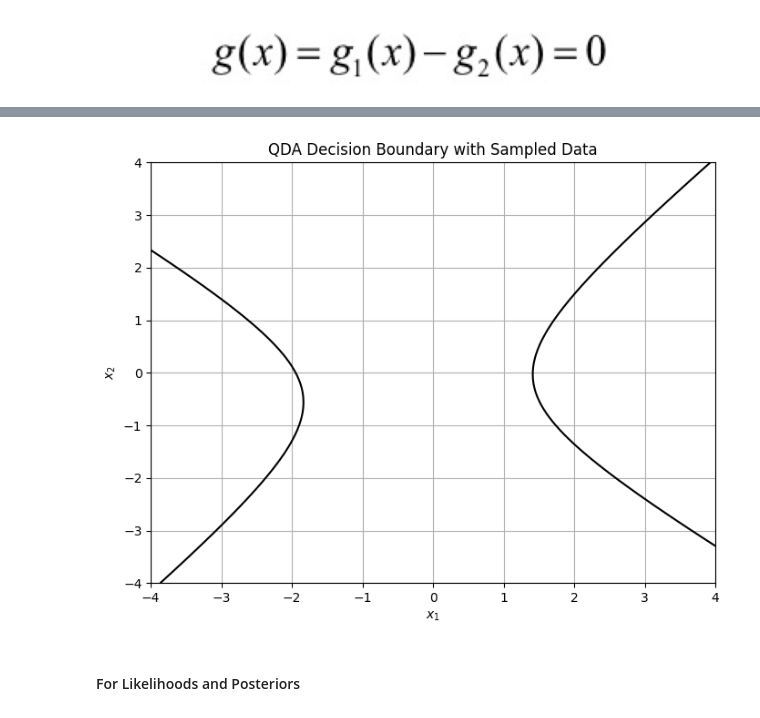
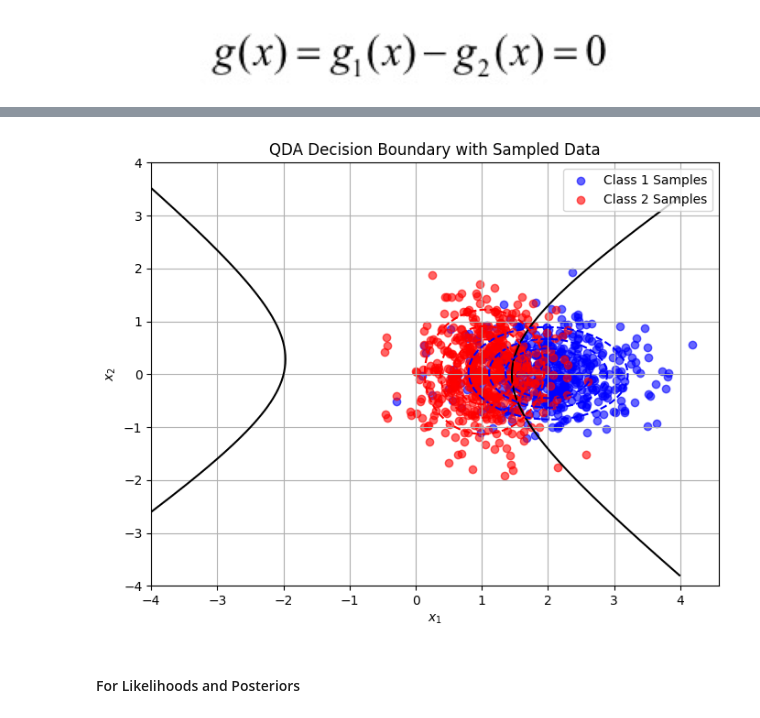
Before and after one commit to MLol-3/Machine-learning-class67, a Jupyter notebook: Bayes/Q3.ipynb, the cells around one changed output, grey strips where cells are left out. Drawn from its saved outputs; the diff is of its cells as text; code cells hidden in the pictures.

Commit message:
add contour for Q3

```diff
--- a/Bayes/Q3.ipynb
+++ b/Bayes/Q3.ipynb
@@ -51,10 +58,21 @@ for i in range(x1_grid.shape[0]):
 # Decision boundary: g1 = g2
 decision_boundary = np.abs(g1_values - g2_values).argmin()
 # %%
+from scipy.stats import multivariate_normal
+
 # Plotting the QDA decision boundary
 plt.figure(figsize=(8, 6))
 plt.contour(x1_grid, x2_grid, g1_values - g2_values, levels=[0], colors='black')
 plt.title("Quadratic Discriminant Analysis (QDA) Decision Boundary")
+
+# Gaussian contours
+rv_class_1 = multivariate_normal(mean_class_1, cov_class_1)
+rv_class_2 = multivariate_normal(mean_class_2, cov_class_2)
+x, y = np.meshgrid(x1_range, x2_range)
+pos = np.dstack((x, y))
+plt.contour(x, y, rv_class_1.pdf(pos), levels=[0.1, 0.2, 0.3], colors='blue', linestyles='dashed')
+plt.contour(x, y, rv_class_2.pdf(pos), levels=[0.1, 0.2, 0.3], colors='red', linestyles='dashed')
+
 plt.xlabel("$x_1$")
 plt.ylabel("$x_2$")
 plt.grid(True)
@@ -66,8 +84,12 @@ plt.show()
 np.random.seed(42)
 
 # Generate samples from normal distributions for both classes
-samples_class_1 = np.random.multivariate_normal(mean_class_1, cov_class_1, 100)
-samples_class_2 = np.random.multivariate_normal(mean_class_2, cov_class_2, 100)
+samples_class_1 = np.random.multivariate_normal(mean_class_1, cov_class_1, 500)
+samples_class_2 = np.random.multivariate_normal(mean_class_2, cov_class_2, 500)
+
+# make prior
+prior_class_1_sp,prior_class_2_sp = calculate_priors(samples_class_1, samples_class_2)
+
 
 # Compute mean and covariance from the sampled data
 mean_class_1_sample = np.mean(samples_class_1, axis=0)
@@ -84,8 +106,11 @@ g2_values_sample = np.zeros_like(x1_grid)
 for i in range(x1_grid.shape[0]):
     for j in range(x1_grid.shape[1]):
         x = np.array([x1_grid[i, j], x2_grid[i, j]])
-        g1_values_sample[i, j] = qda_discriminant(x, mean_class_1_sample, inv_cov_class_1_sample, prior_class_1)
-        g2_values_sample[i, j] = qda_discriminant(x, mean_class_2_sample, inv_cov_class_2_sample, prior_class_2)
+        g1_values_sample[i, j] = qda_discriminant(x, mean_class_1_sample, inv_cov_class_1_sample, prior_class_1_sp)
+        g2_values_sample[i, j] = qda_discriminant(x, mean_class_2_sample, inv_cov_class_2_sample, prior_class_2_sp)
 
 # Decision boundary for sampled data: g1 = g2
 decision_boundary_sample = np.abs(g1_values_sample - g2_values_sample).argmin()
+
+
+samples_class_1
@@ -92,14 +135,27 @@ decision_boundary_sample = np.abs(g1_values_sample - g2_values_sample).argmin()
 # %%
-# Plotting the QDA decision boundary for sampled data
+# Plot QDA decision boundary for sampled data
 plt.figure(figsize=(8, 6))
 plt.contour(x1_grid, x2_grid, g1_values_sample - g2_values_sample, levels=[0], colors='black')
 plt.title("QDA Decision Boundary with Sampled Data")
 plt.xlabel("$x_1$")
 plt.ylabel("$x_2$")
 plt.grid(True)
+
+# Plot sample points from Class 1 in blue
+plt.scatter(samples_class_1[:, 0], samples_class_1[:, 1], color='blue', label='Class 1 Samples', alpha=0.6)
+# Plot sample points from Class 2 in red
+plt.scatter(samples_class_2[:, 0], samples_class_2[:, 1], color='red', label='Class 2 Samples', alpha=0.6)
+
+# Gaussian contours for sampled data
+rv_class_1_sp = multivariate_normal(mean_class_1_sample, cov_class_1_sample)
+rv_class_2_sp = multivariate_normal(mean_class_2_sample, cov_class_2_sample)
+plt.contour(x1_grid, x2_grid, rv_class_1_sp.pdf(pos), levels=[0.1, 0.2, 0.3], colors='blue', linestyles='dashed')
+plt.contour(x1_grid, x2_grid, rv_class_2_sp.pdf(pos), levels=[0.1, 0.2, 0.3], colors='red', linestyles='dashed')
+
+plt.legend()
 plt.show()
 # %% [output]
-[figure, old version]
+[figure, new version]
 # %% [markdown]
 #### For Likelihoods and Posteriors
 # %%
```
Also changed, not shown: parts of 6 cells of this notebook.
